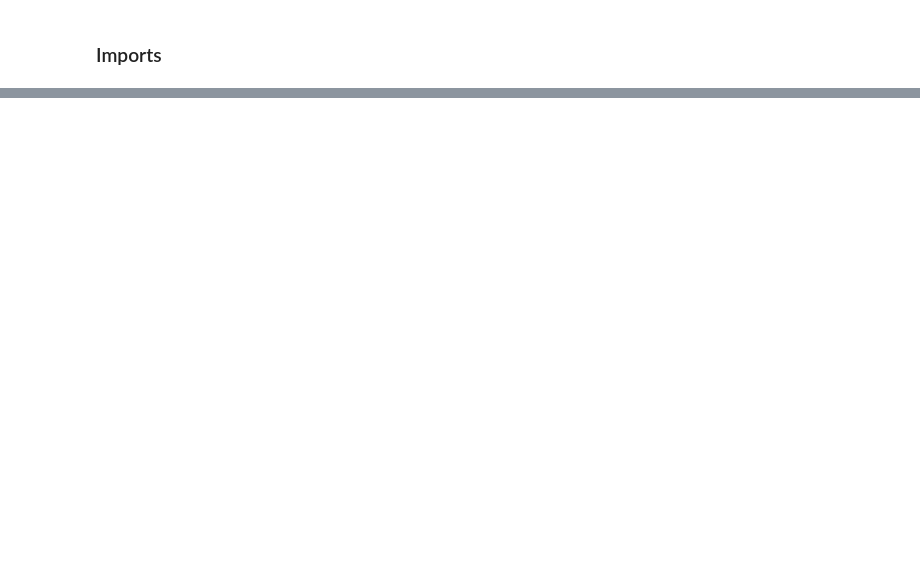
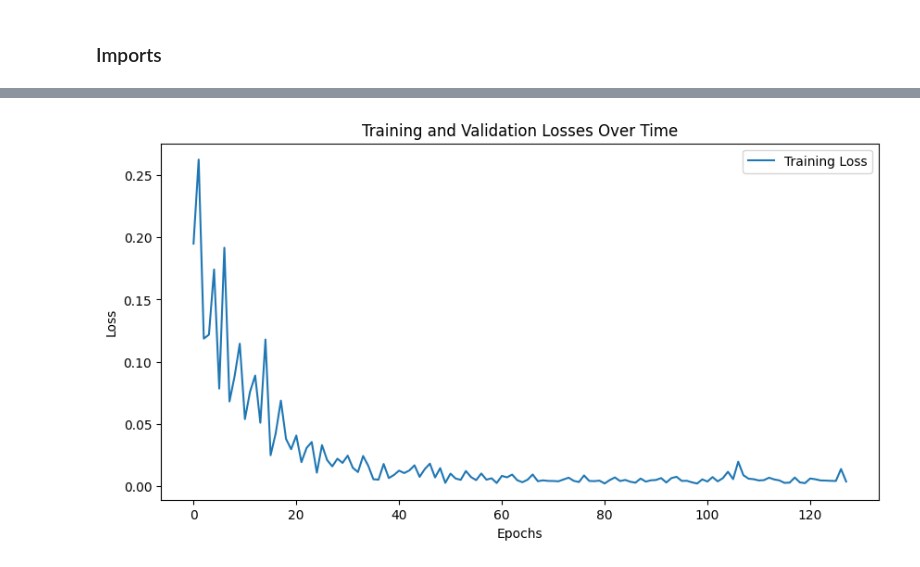
Before and after one commit to MichelleAppel/Cubes, a Jupyter notebook: Python/test_datasets.ipynb, the cells around one changed output, grey strips where cells are left out. Cells and saved outputs as stored; diff of their text form; code cells hidden in the pictures; blank space fills up the shorter version.

```diff
--- a/Python/test_datasets.ipynb
+++ b/Python/test_datasets.ipynb
@@ -39,0 +151,22 @@ torch.Size([5, 1, 128, 128])
+# %%
+import pandas as pd
+import matplotlib.pyplot as plt
+
+# Load the data from csv
+df = pd.read_csv(r'C:\Users\appel\Documents\Unity\Embeddings\Assets\Python\lightning_logs\version_19\metrics.csv')
+
+# Plot training loss
+plt.figure(figsize=(10, 5))
+plt.plot(df['train_loss'], label='Training Loss')
+
+# If validation loss is present in the csv, plot that as well
+if 'val_loss' in df.columns:
+    plt.plot(df['val_loss'], label='Validation Loss')
+
+plt.title('Training and Validation Losses Over Time')
+plt.xlabel('Epochs')
+plt.ylabel('Loss')
+plt.legend()
+plt.show()
+# %% [output]
+[figure, added]
```
Also changed, not shown: parts of 14 cells of this notebook, 3 other files.
